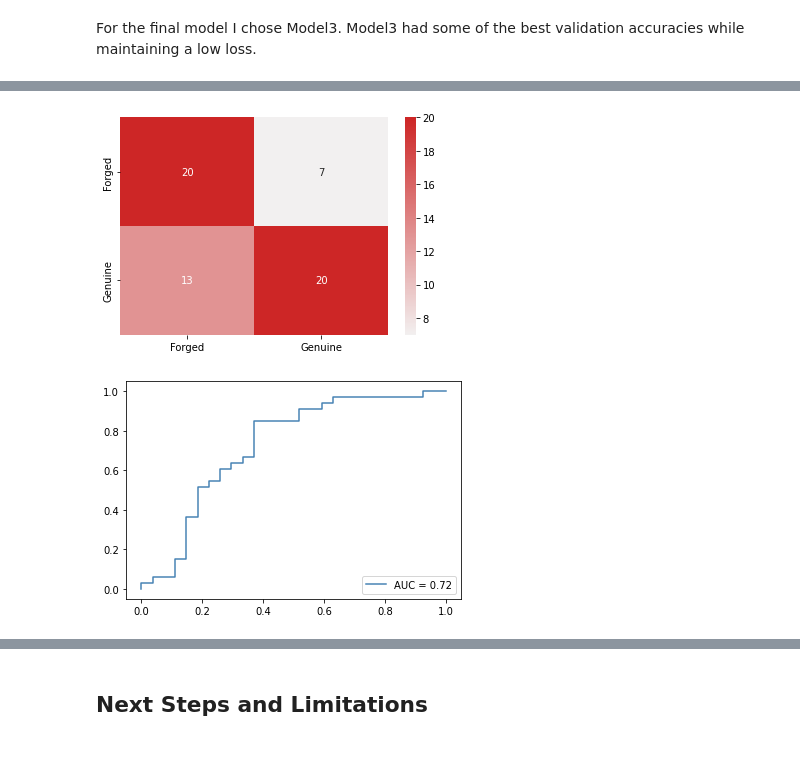
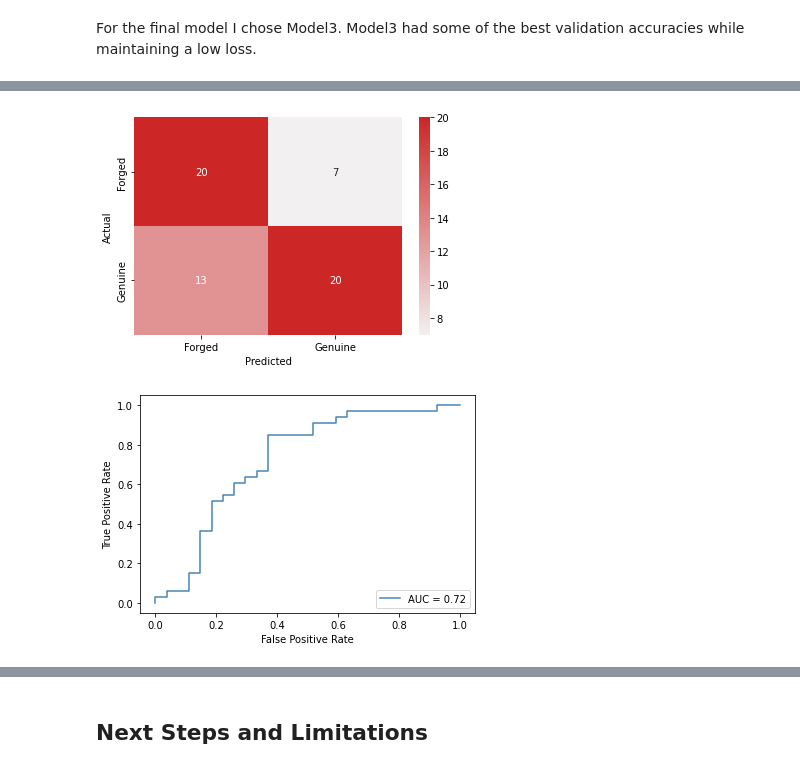
Before and after one commit to ZachRauch/Detecting_Signature_Fraud, a Jupyter notebook: Signature_Classification.ipynb, the cells around one changed output, grey strips where cells are left out. Saved outputs shown, nothing was run; the diff lists cells and outputs as text; code cells hidden in the pictures.

Commit message:
Updated visuals

```diff
--- a/Signature_Classification.ipynb
+++ b/Signature_Classification.ipynb
@@ -656,14 +656,16 @@ final_model.score(X_test, y_test)
 # %%
 color = sns.color_palette("light:#CD2626", as_cmap=True)
 preds = final_model.predict(X_test)
 cm = confusion_matrix(y_test, preds)
 sns.heatmap(cm, annot=True, cmap=color,
             xticklabels= ['Forged', 'Genuine'],
             yticklabels= ['Forged', 'Genuine'])
-plt.savefig('/content/drive/MyDrive/confusion_matrix.png')
-plt.savefig('/content/drive/MyDrive/confusion_matrix.jpeg');
+plt.xlabel('Predicted')
+plt.ylabel('Actual')
+plt.savefig('/content/drive/MyDrive/confusion_matrix.png', dpi=200)
+plt.savefig('/content/drive/MyDrive/confusion_matrix.jpeg', dpi=200);
 # %% [output]
-[figure, old version]
+[figure, new version]
 # %%
 # generate a no skill prediction (majority class)
 ns_probs = [0 for _ in range(len(y_test))]
@@ -680,8 +682,10 @@ lr_fpr, lr_tpr, _ = roc_curve(y_test, lr_probs)
 # plot the roc curve for the model
 plt.plot(lr_fpr, lr_tpr, label=f'AUC = {lr_auc}', color='steelblue')
 # show the legend
-plt.legend(loc='lower right');
-plt.savefig('/content/drive/MyDrive/auc_curve.png')
-plt.savefig('/content/drive/MyDrive/auc_curve.jpeg');
+plt.legend(loc='lower right')
+plt.ylabel('True Positive Rate')
+plt.xlabel('False Positive Rate')
+plt.savefig('/content/drive/MyDrive/auc_curve.png', dpi=200)
+plt.savefig('/content/drive/MyDrive/auc_curve.jpeg', dpi=200);
 # %% [output]
-[figure, old version]
+[figure, new version]
```
Also changed, not shown: parts of 2 cells of this notebook.
